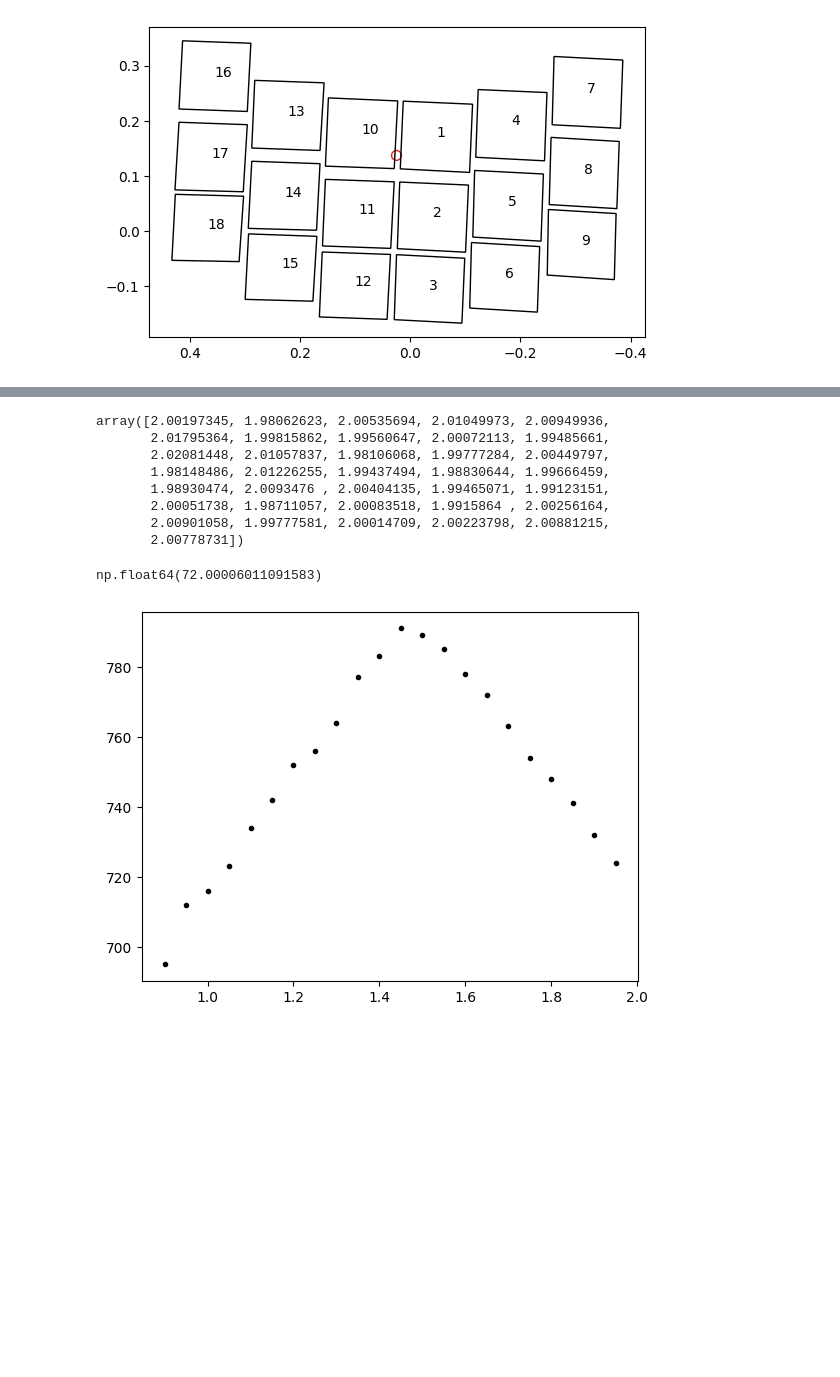
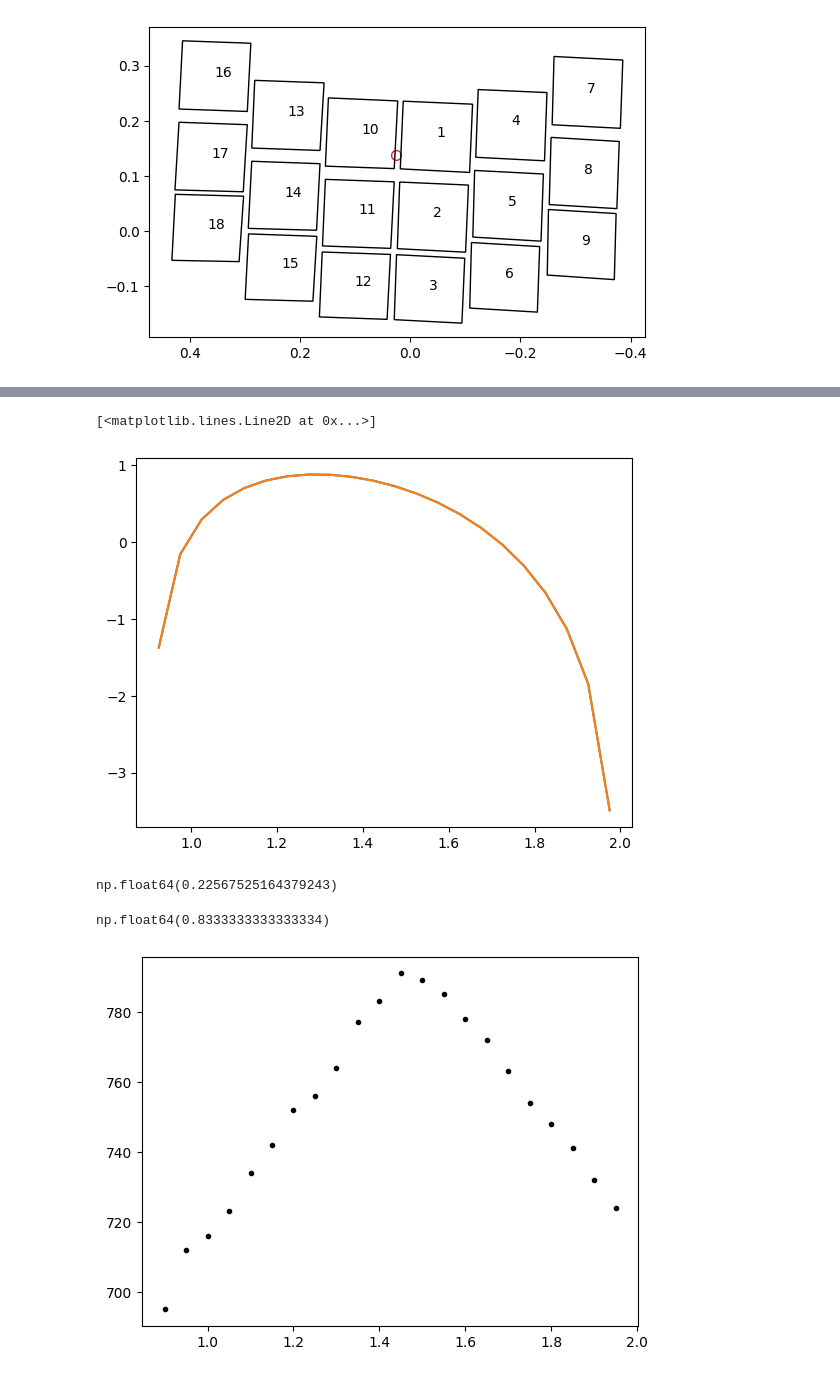
Before and after one commit to roman-grs-pit/relativefluxcalibration_test, a Jupyter notebook: wavelength_dependent_sca_grism_test.ipynb, the cells around one changed output, grey strips where cells are left out. Saved outputs shown, nothing was run; the diff lists cells and outputs as text; code cells hidden in the pictures; blank space fills up the shorter version.

```diff
--- a/wavelength_dependent_sca_grism_test.ipynb
+++ b/wavelength_dependent_sca_grism_test.ipynb
@@ -389,18 +418,18 @@ plt.ylim(np.min(true_k), np.max(true_k))
-# %%
-bin0
-# %% [output]
-array([2.00197345, 1.98062623, 2.00535694, 2.01049973, 2.00949936,
-       2.01795364, 1.99815862, 1.99560647, 2.00072113, 1.99485661,
-       2.02081448, 2.01057837, 1.98106068, 1.99777284, 2.00449797,
-       1.98148486, 2.01226255, 1.99437494, 1.98830644, 1.99666459,
-       1.98930474, 2.0093476 , 2.00404135, 1.99465071, 1.99123151,
-       2.00051738, 1.98711057, 2.00083518, 1.9915864 , 2.00256164,
-       2.00901058, 1.99777581, 2.00014709, 2.00223798, 2.00881215,
-       2.00778731])
-# %%
-np.sum(cali[12])
-# %% [output]
-np.float64(72.00006011091583)
+# %%
+plt.plot(master_bin_centers, out_k)
+plt.plot(master_bin_centers, throughput- np.mean(throughput), label = "throughput")
+# %% [output]
+[<matplotlib.lines.Line2D at 0x...>]
+[figure, added]
+# %%
+np.mean(((out_k-true_k)/true_k)*100)
+# %% [output]
+np.float64(0.22567525164379243)
+# %%
+fract_err = ((out_k-true_k)/true_k)*100
+np.sum(fract_err < 2)/ len(fract_err)
+# %% [output]
+np.float64(0.8333333333333334)
 # %%
 for b in stars_wvl.keys():
     plt.plot(b, len(stars_wvl[b]), "k.")
```
Also changed, not shown: parts of 16 cells of this notebook, 1 other file.
